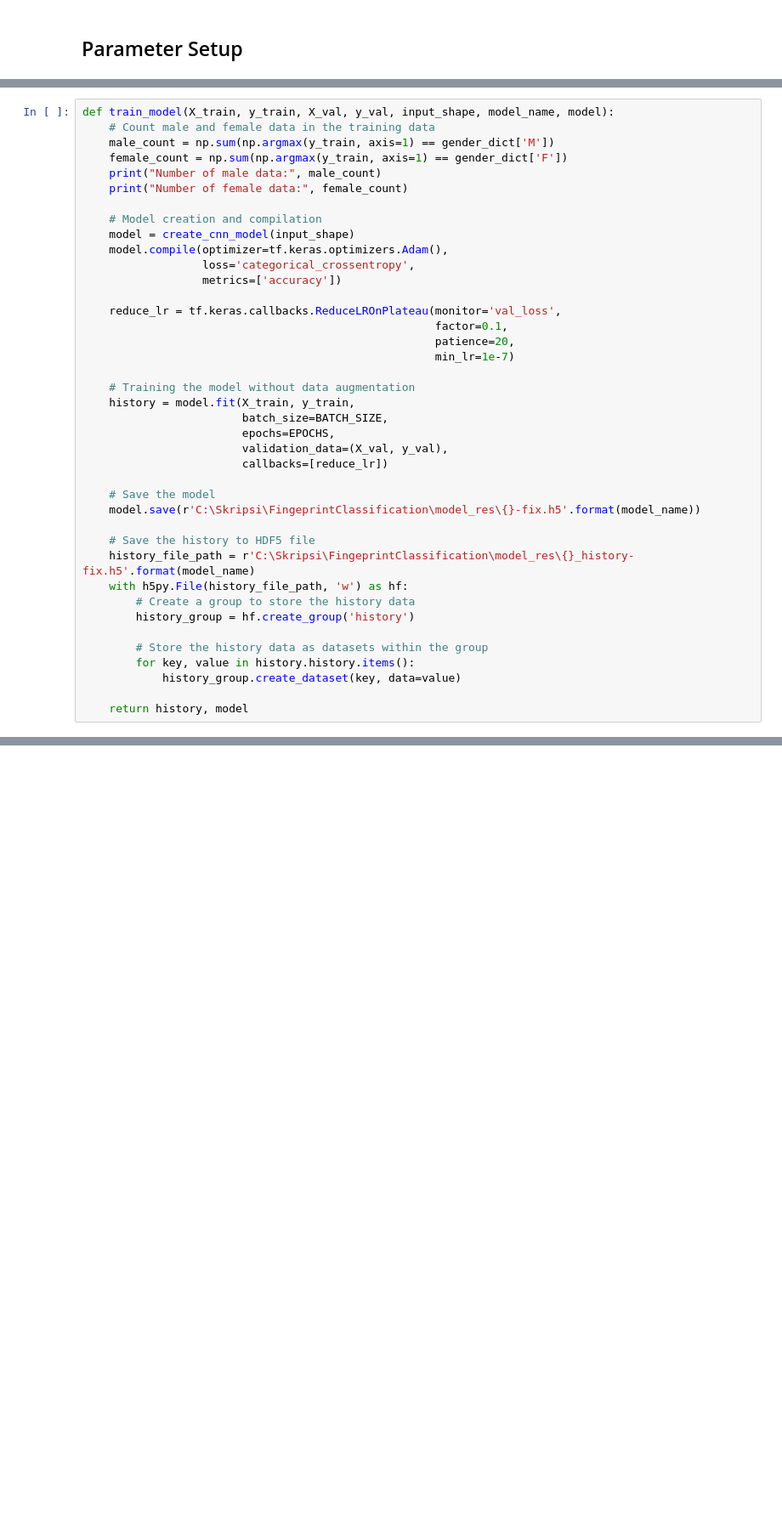
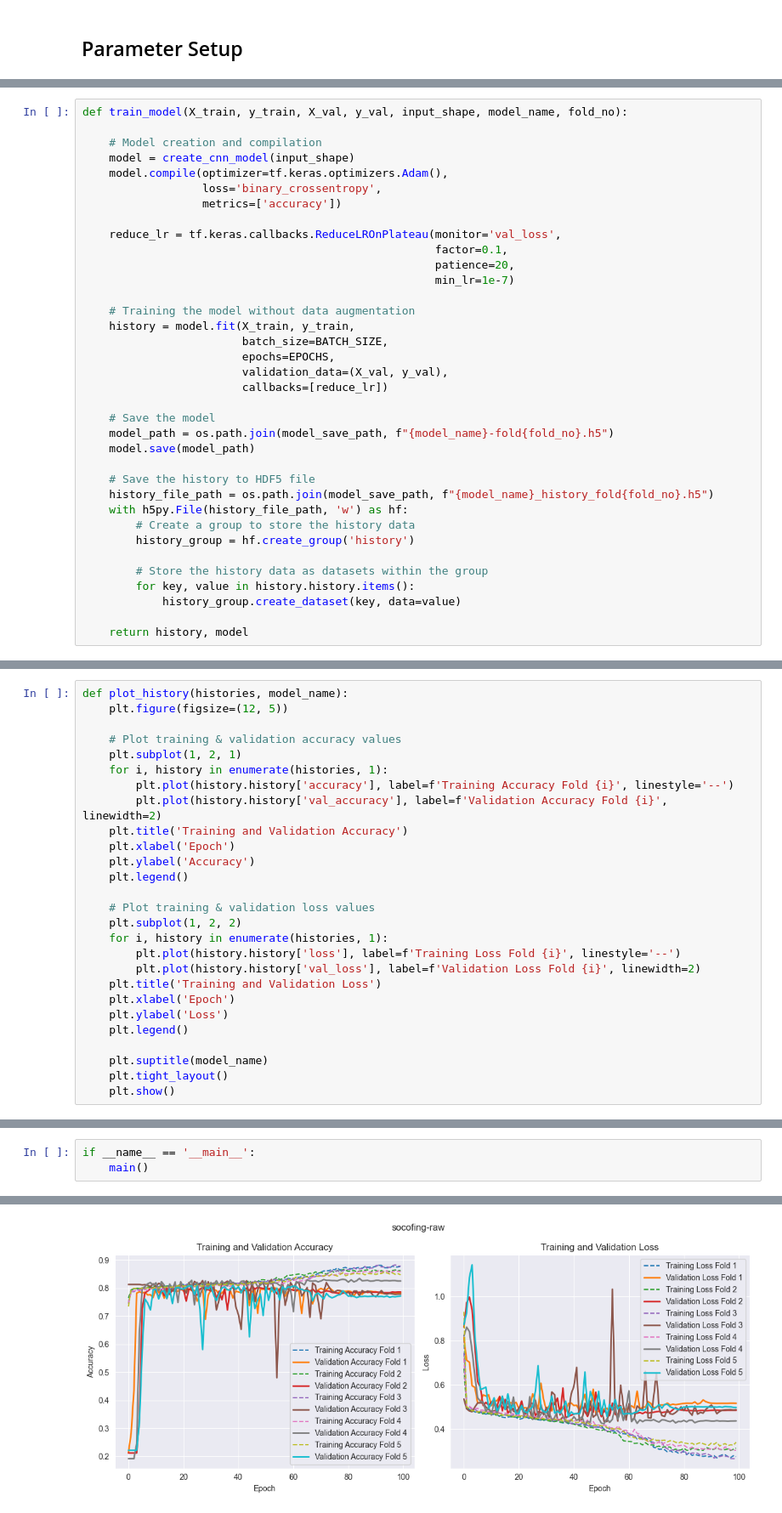
Before and after one commit to adiatmaja/GenderClassification, a Jupyter notebook: code/main.ipynb, the cells around one changed output, grey strips where cells are left out. Shown at 85% size. Drawn from its saved outputs; the diff is of its cells as text; blank space fills up the shorter version.

```diff
--- a/code/main.ipynb
+++ b/code/main.ipynb
@@ -63,15 +133,10 @@ def create_cnn_model(input_shape):
 # %%
-def train_model(X_train, y_train, X_val, y_val, input_shape, model_name, model):
-    # Count male and female data in the training data
-    male_count = np.sum(np.argmax(y_train, axis=1) == gender_dict['M'])
-    female_count = np.sum(np.argmax(y_train, axis=1) == gender_dict['F'])
-    print("Number of male data:", male_count)
-    print("Number of female data:", female_count)
+def train_model(X_train, y_train, X_val, y_val, input_shape, model_name, fold_no):
 
     # Model creation and compilation
     model = create_cnn_model(input_shape)
     model.compile(optimizer=tf.keras.optimizers.Adam(),
-                  loss='categorical_crossentropy',
+                  loss='binary_crossentropy',
                   metrics=['accuracy'])
 
     reduce_lr = tf.keras.callbacks.ReduceLROnPlateau(monitor='val_loss',
@@ -87,10 +152,11 @@ def train_model(X_train, y_train, X_val, y_val, input_shape, model_name, model):
                         callbacks=[reduce_lr])
 
     # Save the model
-    model.save(r'C:\Skripsi\FingeprintClassification\model_res\{}-fix.h5'.format(model_name))
+    model_path = os.path.join(model_save_path, f"{model_name}-fold{fold_no}.h5")
+    model.save(model_path)
 
     # Save the history to HDF5 file
-    history_file_path = r'C:\Skripsi\FingeprintClassification\model_res\{}_history-fix.h5'.format(model_name)
+    history_file_path = os.path.join(model_save_path, f"{model_name}_history_fold{fold_no}.h5")
     with h5py.File(history_file_path, 'w') as hf:
         # Create a group to store the history data
         history_group = hf.create_group('history')
@@ -109,0 +189,27 @@ def print_classification_report(y_true, y_pred, target_names, title):
+# %%
+def plot_history(histories, model_name):
+    plt.figure(figsize=(12, 5))
+
+    # Plot training & validation accuracy values
+    plt.subplot(1, 2, 1)
+    for i, history in enumerate(histories, 1):
+        plt.plot(history.history['accuracy'], label=f'Training Accuracy Fold {i}', linestyle='--')
+        plt.plot(history.history['val_accuracy'], label=f'Validation Accuracy Fold {i}', linewidth=2)
+    plt.title('Training and Validation Accuracy')
+    plt.xlabel('Epoch')
+    plt.ylabel('Accuracy')
+    plt.legend()
+
+    # Plot training & validation loss values
+    plt.subplot(1, 2, 2)
+    for i, history in enumerate(histories, 1):
+        plt.plot(history.history['loss'], label=f'Training Loss Fold {i}', linestyle='--')
+        plt.plot(history.history['val_loss'], label=f'Validation Loss Fold {i}', linewidth=2)
+    plt.title('Training and Validation Loss')
+    plt.xlabel('Epoch')
+    plt.ylabel('Loss')
+    plt.legend()
+
+    plt.suptitle(model_name)
+    plt.tight_layout()
+    plt.show()
@@ -109,0 +284,4 @@ def print_classification_report(y_true, y_pred, target_names, title):
+# %%
+if __name__ == '__main__':
+    main()
+# %% [output]
@@ -109,0 +305 @@ def print_classification_report(y_true, y_pred, target_names, title):
+[figure, added]
```
Also changed, not shown: parts of 14 cells of this notebook, 11 other files.
